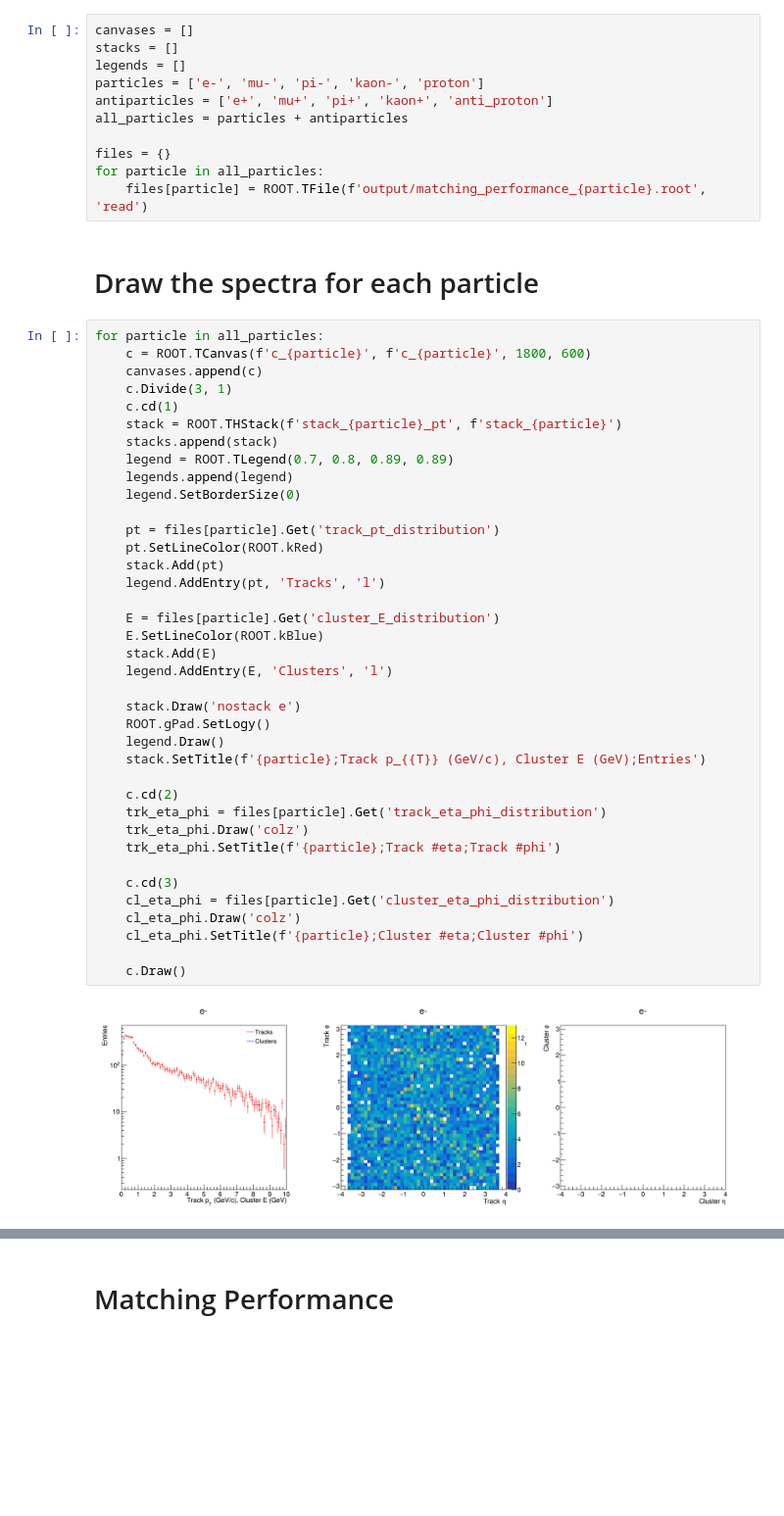
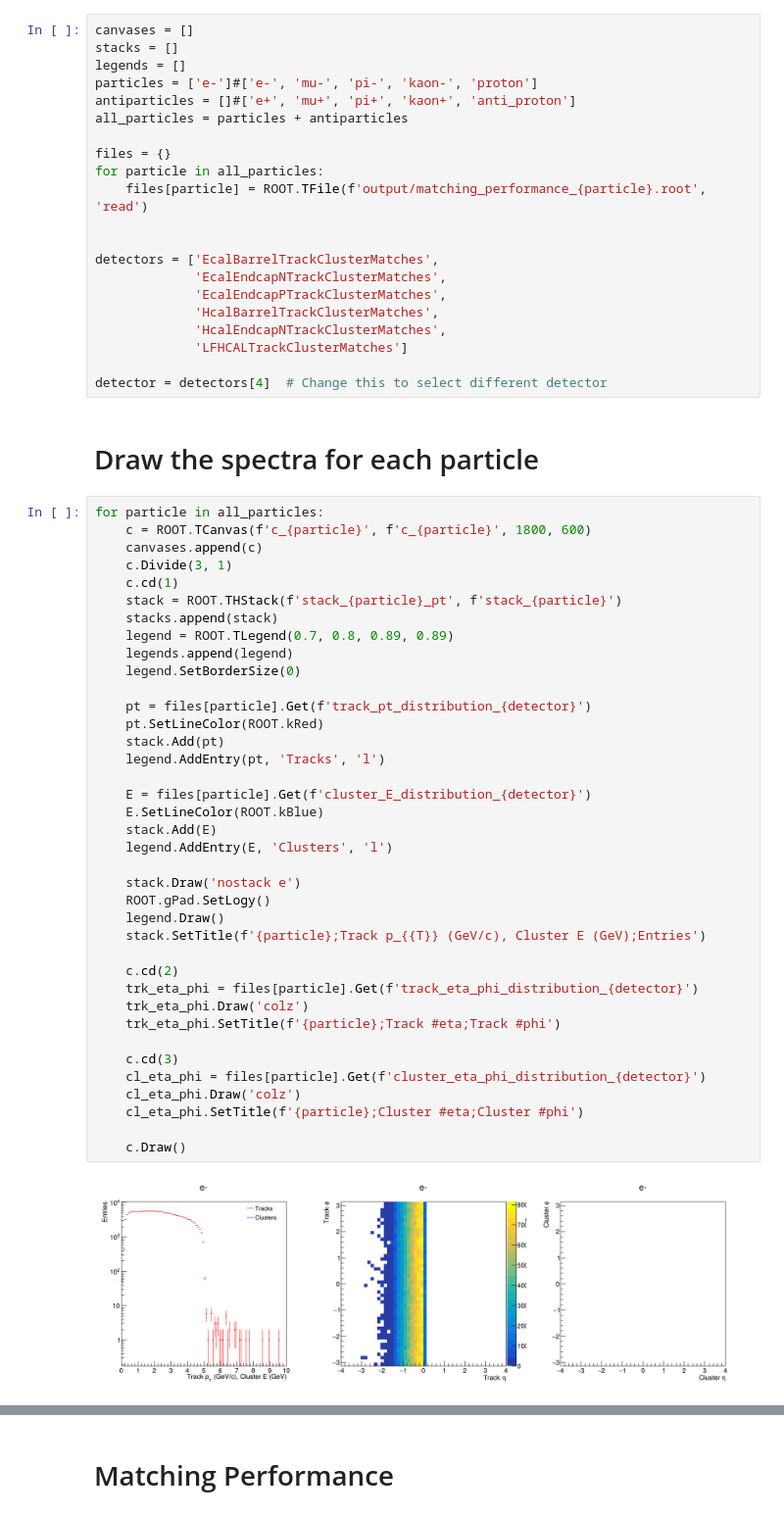
Before and after one commit to tlprotzman/track_cluster_matching_test, a Jupyter notebook: draw_plots.ipynb, the cells around one changed output, grey strips where cells are left out. Shown: that part at 98% size. Drawn from its saved outputs; the diff is of its cells as text; blank space fills up the shorter version.

```diff
--- a/draw_plots.ipynb
+++ b/draw_plots.ipynb
@@ -6,13 +6,23 @@ ROOT.gStyle.SetOptStat(0)
 canvases = []
 stacks = []
 legends = []
-particles = ['e-', 'mu-', 'pi-', 'kaon-', 'proton']
-antiparticles = ['e+', 'mu+', 'pi+', 'kaon+', 'anti_proton']
+particles = ['e-']#['e-', 'mu-', 'pi-', 'kaon-', 'proton']
+antiparticles = []#['e+', 'mu+', 'pi+', 'kaon+', 'anti_proton']
 all_particles = particles + antiparticles
 
 files = {}
 for particle in all_particles:
     files[particle] = ROOT.TFile(f'output/matching_performance_{particle}.root', 'read')
+
+
+detectors = ['EcalBarrelTrackClusterMatches',
+             'EcalEndcapNTrackClusterMatches',
+             'EcalEndcapPTrackClusterMatches',
+             'HcalBarrelTrackClusterMatches',
+             'HcalEndcapNTrackClusterMatches',
+             'LFHCALTrackClusterMatches']
+
+detector = detectors[4]  # Change this to select different detector
 # %% [markdown]
 # Draw the spectra for each particle
 # %%
@@ -23,35 +33,35 @@ for particle in all_particles:
     c.cd(1)
     stack = ROOT.THStack(f'stack_{particle}_pt', f'stack_{particle}')
     stacks.append(stack)
     legend = ROOT.TLegend(0.7, 0.8, 0.89, 0.89)
     legends.append(legend)
     legend.SetBorderSize(0)
 
-    pt = files[particle].Get('track_pt_distribution')
+    pt = files[particle].Get(f'track_pt_distribution_{detector}')
     pt.SetLineColor(ROOT.kRed)
     stack.Add(pt)
     legend.AddEntry(pt, 'Tracks', 'l')
 
-    E = files[particle].Get('cluster_E_distribution')
+    E = files[particle].Get(f'cluster_E_distribution_{detector}')
     E.SetLineColor(ROOT.kBlue)
     stack.Add(E)
     legend.AddEntry(E, 'Clusters', 'l')
 
     stack.Draw('nostack e')
     ROOT.gPad.SetLogy()
     legend.Draw()
     stack.SetTitle(f'{particle};Track p_{{T}} (GeV/c), Cluster E (GeV);Entries')
 
     c.cd(2)
-    trk_eta_phi = files[particle].Get('track_eta_phi_distribution')
+    trk_eta_phi = files[particle].Get(f'track_eta_phi_distribution_{detector}')
     trk_eta_phi.Draw('colz')
     trk_eta_phi.SetTitle(f'{particle};Track #eta;Track #phi')
 
     c.cd(3)
-    cl_eta_phi = files[particle].Get('cluster_eta_phi_distribution')
+    cl_eta_phi = files[particle].Get(f'cluster_eta_phi_distribution_{detector}')
     cl_eta_phi.Draw('colz')
     cl_eta_phi.SetTitle(f'{particle};Cluster #eta;Cluster #phi')
 
     c.Draw()
 # %% [output]
-[figure, old version]
+[figure, new version]
```
Also changed, not shown: parts of 3 cells of this notebook, 2 other files.
